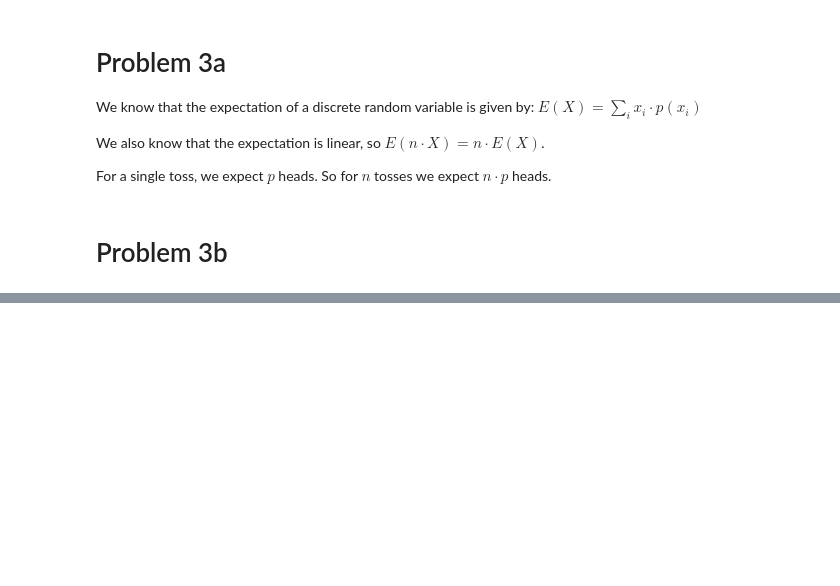
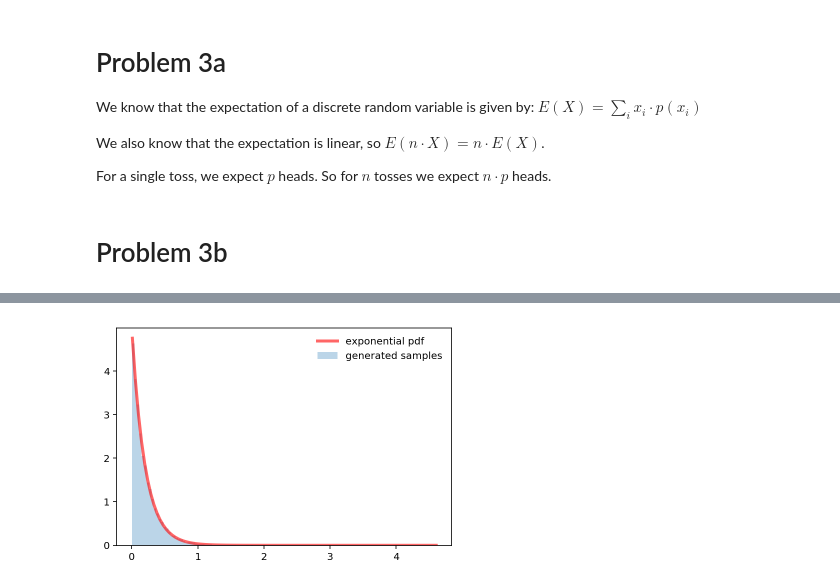
Before and after one commit to Munfred/acm116, a Jupyter notebook: BeltrameEduardoPS1/EduardoBeltramePS1.ipynb, the cells around one changed output, grey strips where cells are left out. Cells and saved outputs as stored; diff of their text form; code cells hidden in the pictures; blank space fills up the shorter version.

```diff
--- a/BeltrameEduardoPS1/EduardoBeltramePS1.ipynb
+++ b/BeltrameEduardoPS1/EduardoBeltramePS1.ipynb
@@ -52,0 +98,22 @@ array([0.3, 0.3, 0.3, 0.3, 0.3, 0.3, 0.3, 0.3, 0.3, 0.3])
+# %%
+# We import scipy to use their exponential built in pdf for comparison
+from scipy.stats import expon
+numpy.random.seed = 116
+
+N = 10000
+lamb = 5
+
+uniform_draws = numpy.random.uniform(low=0.0, high=1.0, size=N)
+exponential_draws = -np.log(uniform_draws/lamb)/lamb - 0.32
+
+# Plot a normalized distribution
+fig, ax = plt.subplots(1, 1)
+
+x = np.linspace(expon.ppf(0.01),expon.ppf(0.99), 100)
+ax.plot(x, lamb*expon.pdf(lamb*x), 'r-', lw=3, alpha=0.6, label='exponential pdf')
+ax.hist(exponential_draws,bins = 50, density=True, histtype='stepfilled', alpha=0.3,label='generated samples')
+
+ax.legend(loc='best', frameon=False)
+plt.show()
+# %% [output]
+[figure, added]
```
Also changed, not shown: parts of 15 cells of this notebook, 1 other file.
